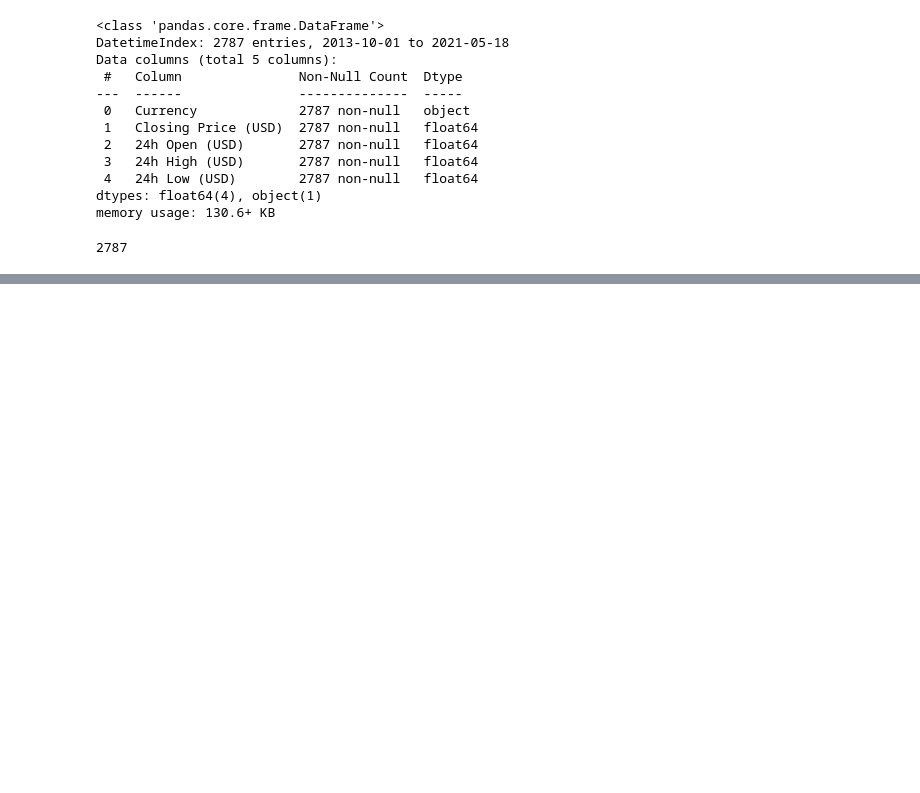
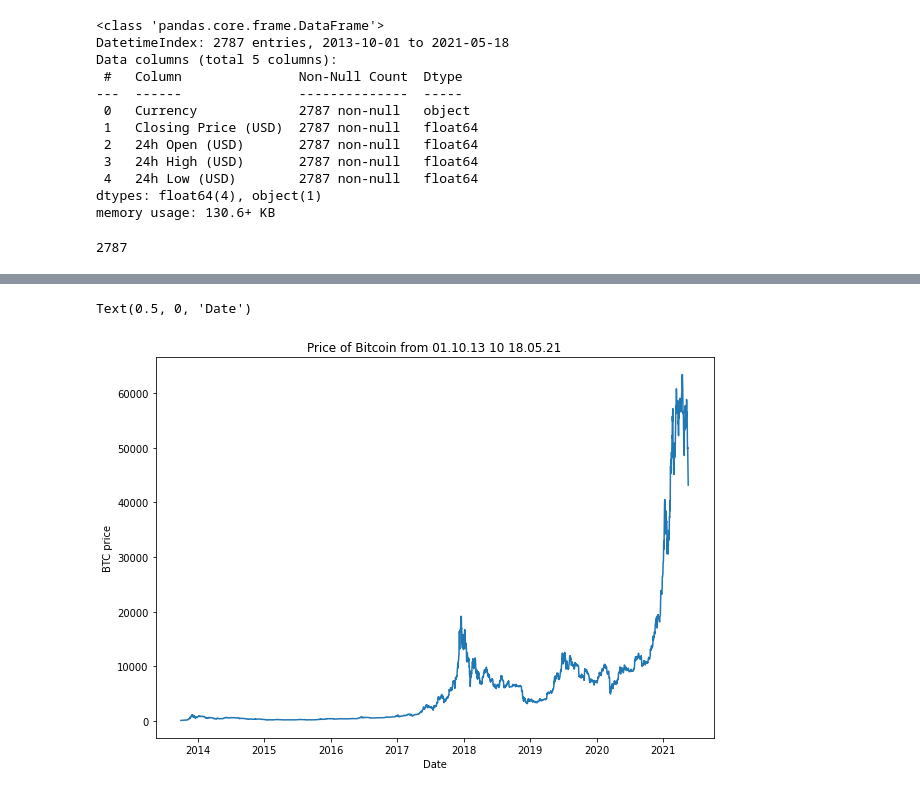
Before and after one commit to Nikitaion/TensorFlowLearning, a Jupyter notebook: 10_time_series_forecasting_in_tensorflow.ipynb, the cells around one changed output, grey strips where cells are left out. Cells and saved outputs as stored; diff of their text form; code cells hidden in the pictures; blank space fills up the shorter version.

```diff
--- a/10_time_series_forecasting_in_tensorflow.ipynb
+++ b/10_time_series_forecasting_in_tensorflow.ipynb
@@ -172,0 +219,18 @@ To simplify, let's remove some of the columns from our data so we're only left w
+# %%
+# Importing and formatting  data
+import csv
+from datetime import datetime
+
+timesteps = []
+btc_price = []
+
+with open("/content/BTC_USD_2013-10-01_2021-05-18-CoinDesk.csv", "r") as csv_file:
+  csv_reader = csv.reader(csv_file, delimiter = ',')
+
+  next(csv_reader) # use next for skipping first line in csv
+
+  for row in csv_reader:
+    timesteps.append(datetime.strptime(row[1], "%Y-%m-%d")) # strptime - make DateTime from string
+    btc_price.append(float(row[2])) # get price Closing Price (USD) as float
+
+timesteps[:10], btc_price[:10]
@@ -172,0 +258,12 @@ To simplify, let's remove some of the columns from our data so we're only left w
+# %%
+# plotting csv without using pandas
+
+import matplotlib.pyplot as plt
+plt.figure(figsize=(10,7))
+plt.plot(timesteps, btc_price)
+plt.ylabel("BTC price")
+plt.title("Price of Bitcoin from 01.10.13 10 18.05.21")
+plt.xlabel("Date")
+# %% [output]
+Text(0.5, 0, 'Date')
+[figure, added]
```
Also changed, not shown: parts of 15 cells of this notebook.
